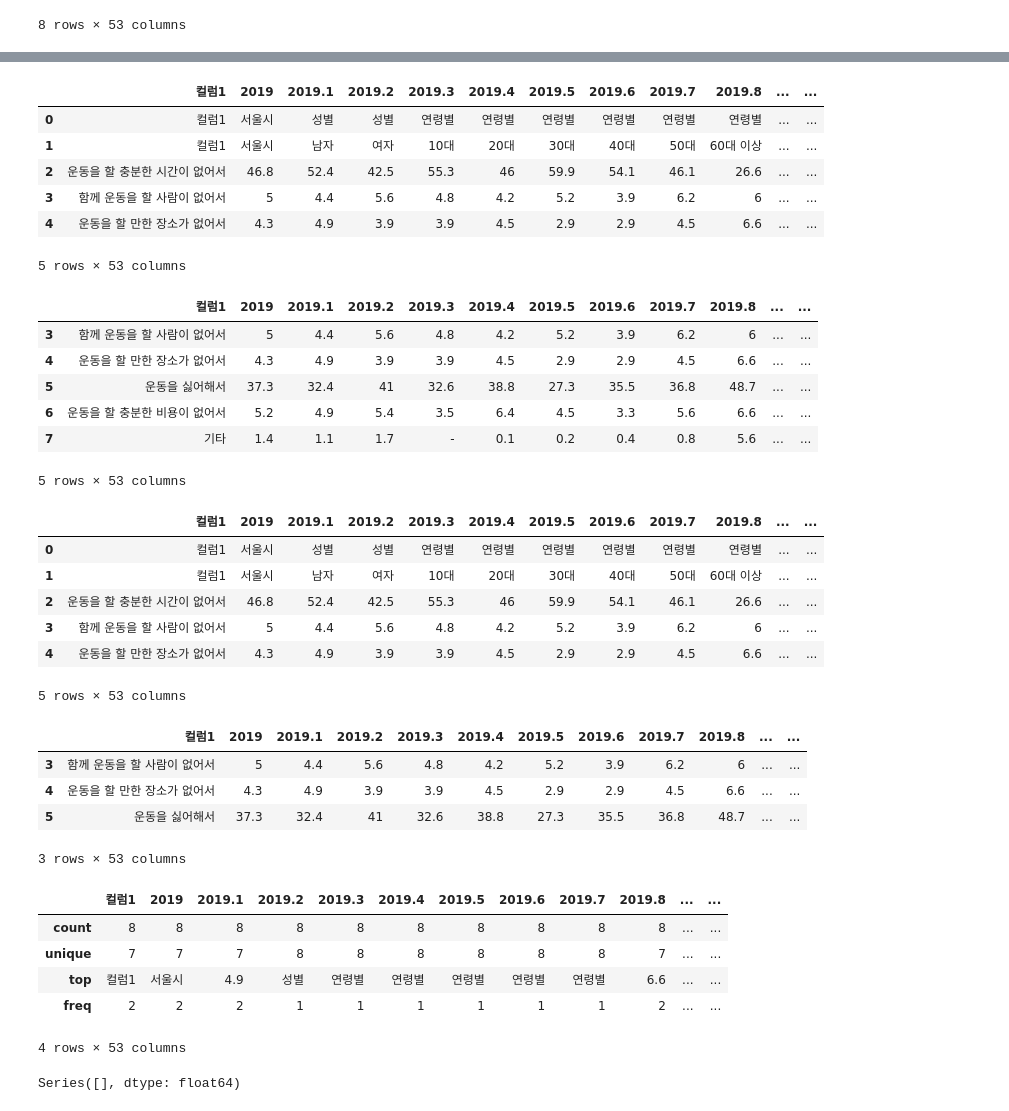
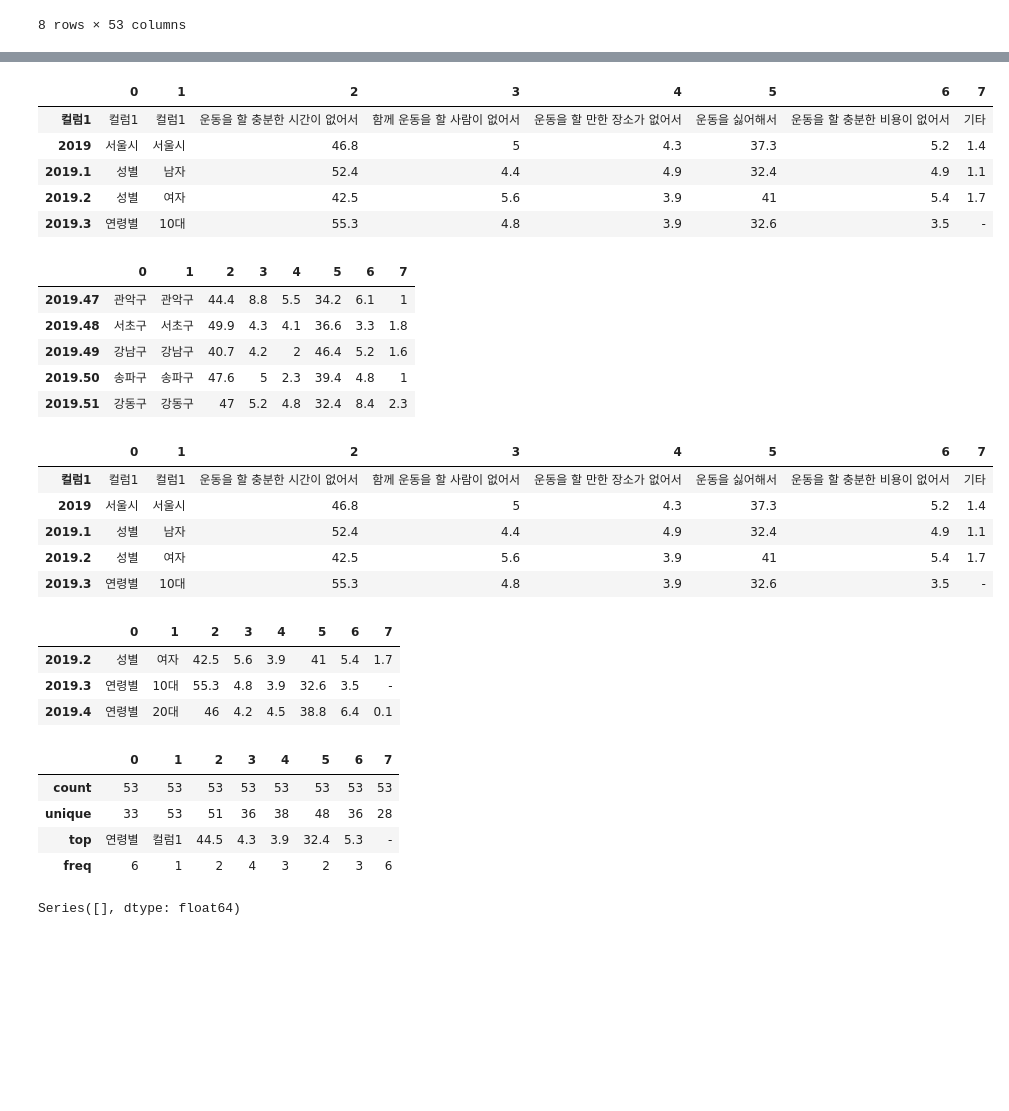
Before and after one commit to tinypenguin-Bang/Machine-Deep-Learning-HW, a Jupyter notebook: 2021251496_방주형_과제_1_2.ipynb, the cells around one changed output, grey strips where cells are left out. Cells and saved outputs as stored; diff of their text form; code cells hidden in the pictures; blank space fills up the shorter version.

```diff
--- a/2021251496_방주형_과제_1_2.ipynb
+++ b/2021251496_방주형_과제_1_2.ipynb
@@ -270,3 +270,6 @@ data
 | 6 | 운동을 할 충분한 비용이 없어서 | 5.2 | 4.9 | 5.4 | 3.5 | 6.4 | 4.5 | 3.3 | 5.6 | 6.6 | ... | ... |
 | 7 | 기타 | 1.4 | 1.1 | 1.7 | - | 0.1 | 0.2 | 0.4 | 0.8 | 5.6 | ... | ... |
 8 rows × 53 columns
+# %%
+data2 = data.transpose()
+print(data2)
@@ -273,48 +294,43 @@ data
 # %%
-data.head(5)
+data2.head(5)
 # %% [output]
-|  | 컬럼1 | 2019 | 2019.1 | 2019.2 | 2019.3 | 2019.4 | 2019.5 | 2019.6 | 2019.7 | 2019.8 | ... | ... |
-| 0 | 컬럼1 | 서울시 | 성별 | 성별 | 연령별 | 연령별 | 연령별 | 연령별 | 연령별 | 연령별 | ... | ... |
-| 1 | 컬럼1 | 서울시 | 남자 | 여자 | 10대 | 20대 | 30대 | 40대 | 50대 | 60대 이상 | ... | ... |
-| 2 | 운동을 할 충분한 시간이 없어서 | 46.8 | 52.4 | 42.5 | 55.3 | 46 | 59.9 | 54.1 | 46.1 | 26.6 | ... | ... |
-| 3 | 함께 운동을 할 사람이 없어서 | 5 | 4.4 | 5.6 | 4.8 | 4.2 | 5.2 | 3.9 | 6.2 | 6 | ... | ... |
-| 4 | 운동을 할 만한 장소가 없어서 | 4.3 | 4.9 | 3.9 | 3.9 | 4.5 | 2.9 | 2.9 | 4.5 | 6.6 | ... | ... |
+|  | 0 | 1 | 2 | 3 | 4 | 5 | 6 | 7 |
+| 컬럼1 | 컬럼1 | 컬럼1 | 운동을 할 충분한 시간이 없어서 | 함께 운동을 할 사람이 없어서 | 운동을 할 만한 장소가 없어서 | 운동을 싫어해서 | 운동을 할 충분한 비용이 없어서 | 기타 |
+| 2019 | 서울시 | 서울시 | 46.8 | 5 | 4.3 | 37.3 | 5.2 | 1.4 |
+| 2019.1 | 성별 | 남자 | 52.4 | 4.4 | 4.9 | 32.4 | 4.9 | 1.1 |
+| 2019.2 | 성별 | 여자 | 42.5 | 5.6 | 3.9 | 41 | 5.4 | 1.7 |
+| 2019.3 | 연령별 | 10대 | 55.3 | 4.8 | 3.9 | 32.6 | 3.5 | - |
-5 rows × 53 columns
 # %%
-data.tail(5)
+data2.tail(5)
 # %% [output]
-|  | 컬럼1 | 2019 | 2019.1 | 2019.2 | 2019.3 | 2019.4 | 2019.5 | 2019.6 | 2019.7 | 2019.8 | ... | ... |
-| 3 | 함께 운동을 할 사람이 없어서 | 5 | 4.4 | 5.6 | 4.8 | 4.2 | 5.2 | 3.9 | 6.2 | 6 | ... | ... |
-| 4 | 운동을 할 만한 장소가 없어서 | 4.3 | 4.9 | 3.9 | 3.9 | 4.5 | 2.9 | 2.9 | 4.5 | 6.6 | ... | ... |
-| 5 | 운동을 싫어해서 | 37.3 | 32.4 | 41 | 32.6 | 38.8 | 27.3 | 35.5 | 36.8 | 48.7 | ... | ... |
-| 6 | 운동을 할 충분한 비용이 없어서 | 5.2 | 4.9 | 5.4 | 3.5 | 6.4 | 4.5 | 3.3 | 5.6 | 6.6 | ... | ... |
-| 7 | 기타 | 1.4 | 1.1 | 1.7 | - | 0.1 | 0.2 | 0.4 | 0.8 | 5.6 | ... | ... |
+|  | 0 | 1 | 2 | 3 | 4 | 5 | 6 | 7 |
+| 2019.47 | 관악구 | 관악구 | 44.4 | 8.8 | 5.5 | 34.2 | 6.1 | 1 |
+| 2019.48 | 서초구 | 서초구 | 49.9 | 4.3 | 4.1 | 36.6 | 3.3 | 1.8 |
+| 2019.49 | 강남구 | 강남구 | 40.7 | 4.2 | 2 | 46.4 | 5.2 | 1.6 |
+| 2019.50 | 송파구 | 송파구 | 47.6 | 5 | 2.3 | 39.4 | 4.8 | 1 |
+| 2019.51 | 강동구 | 강동구 | 47 | 5.2 | 4.8 | 32.4 | 8.4 | 2.3 |
-5 rows × 53 columns
 # %%
-data.head()
+data2.head()
 # %% [output]
-|  | 컬럼1 | 2019 | 2019.1 | 2019.2 | 2019.3 | 2019.4 | 2019.5 | 2019.6 | 2019.7 | 2019.8 | ... | ... |
-| 0 | 컬럼1 | 서울시 | 성별 | 성별 | 연령별 | 연령별 | 연령별 | 연령별 | 연령별 | 연령별 | ... | ... |
-| 1 | 컬럼1 | 서울시 | 남자 | 여자 | 10대 | 20대 | 30대 | 40대 | 50대 | 60대 이상 | ... | ... |
-| 2 | 운동을 할 충분한 시간이 없어서 | 46.8 | 52.4 | 42.5 | 55.3 | 46 | 59.9 | 54.1 | 46.1 | 26.6 | ... | ... |
-| 3 | 함께 운동을 할 사람이 없어서 | 5 | 4.4 | 5.6 | 4.8 | 4.2 | 5.2 | 3.9 | 6.2 | 6 | ... | ... |
-| 4 | 운동을 할 만한 장소가 없어서 | 4.3 | 4.9 | 3.9 | 3.9 | 4.5 | 2.9 | 2.9 | 4.5 | 6.6 | ... | ... |
+|  | 0 | 1 | 2 | 3 | 4 | 5 | 6 | 7 |
+| 컬럼1 | 컬럼1 | 컬럼1 | 운동을 할 충분한 시간이 없어서 | 함께 운동을 할 사람이 없어서 | 운동을 할 만한 장소가 없어서 | 운동을 싫어해서 | 운동을 할 충분한 비용이 없어서 | 기타 |
+| 2019 | 서울시 | 서울시 | 46.8 | 5 | 4.3 | 37.3 | 5.2 | 1.4 |
+| 2019.1 | 성별 | 남자 | 52.4 | 4.4 | 4.9 | 32.4 | 4.9 | 1.1 |
+| 2019.2 | 성별 | 여자 | 42.5 | 5.6 | 3.9 | 41 | 5.4 | 1.7 |
+| 2019.3 | 연령별 | 10대 | 55.3 | 4.8 | 3.9 | 32.6 | 3.5 | - |
-5 rows × 53 columns
 # %%
-data[3:6]
+data2[3:6]
 # %% [output]
-|  | 컬럼1 | 2019 | 2019.1 | 2019.2 | 2019.3 | 2019.4 | 2019.5 | 2019.6 | 2019.7 | 2019.8 | ... | ... |
-| 3 | 함께 운동을 할 사람이 없어서 | 5 | 4.4 | 5.6 | 4.8 | 4.2 | 5.2 | 3.9 | 6.2 | 6 | ... | ... |
-| 4 | 운동을 할 만한 장소가 없어서 | 4.3 | 4.9 | 3.9 | 3.9 | 4.5 | 2.9 | 2.9 | 4.5 | 6.6 | ... | ... |
-| 5 | 운동을 싫어해서 | 37.3 | 32.4 | 41 | 32.6 | 38.8 | 27.3 | 35.5 | 36.8 | 48.7 | ... | ... |
+|  | 0 | 1 | 2 | 3 | 4 | 5 | 6 | 7 |
+| 2019.2 | 성별 | 여자 | 42.5 | 5.6 | 3.9 | 41 | 5.4 | 1.7 |
+| 2019.3 | 연령별 | 10대 | 55.3 | 4.8 | 3.9 | 32.6 | 3.5 | - |
+| 2019.4 | 연령별 | 20대 | 46 | 4.2 | 4.5 | 38.8 | 6.4 | 0.1 |
-3 rows × 53 columns
 # %%
-data.describe()
+data2.describe()
 # %% [output]
-|  | 컬럼1 | 2019 | 2019.1 | 2019.2 | 2019.3 | 2019.4 | 2019.5 | 2019.6 | 2019.7 | 2019.8 | ... | ... |
-| count | 8 | 8 | 8 | 8 | 8 | 8 | 8 | 8 | 8 | 8 | ... | ... |
-| unique | 7 | 7 | 7 | 8 | 8 | 8 | 8 | 8 | 8 | 7 | ... | ... |
-| top | 컬럼1 | 서울시 | 4.9 | 성별 | 연령별 | 연령별 | 연령별 | 연령별 | 연령별 | 6.6 | ... | ... |
-| freq | 2 | 2 | 2 | 1 | 1 | 1 | 1 | 1 | 1 | 2 | ... | ... |
+|  | 0 | 1 | 2 | 3 | 4 | 5 | 6 | 7 |
+| count | 53 | 53 | 53 | 53 | 53 | 53 | 53 | 53 |
+| unique | 33 | 53 | 51 | 36 | 38 | 48 | 36 | 28 |
+| top | 연령별 | 컬럼1 | 44.5 | 4.3 | 3.9 | 32.4 | 5.3 | - |
+| freq | 6 | 1 | 2 | 4 | 3 | 2 | 3 | 6 |
-4 rows × 53 columns
 # %%
```
Also changed, not shown: parts of 5 cells of this notebook.
